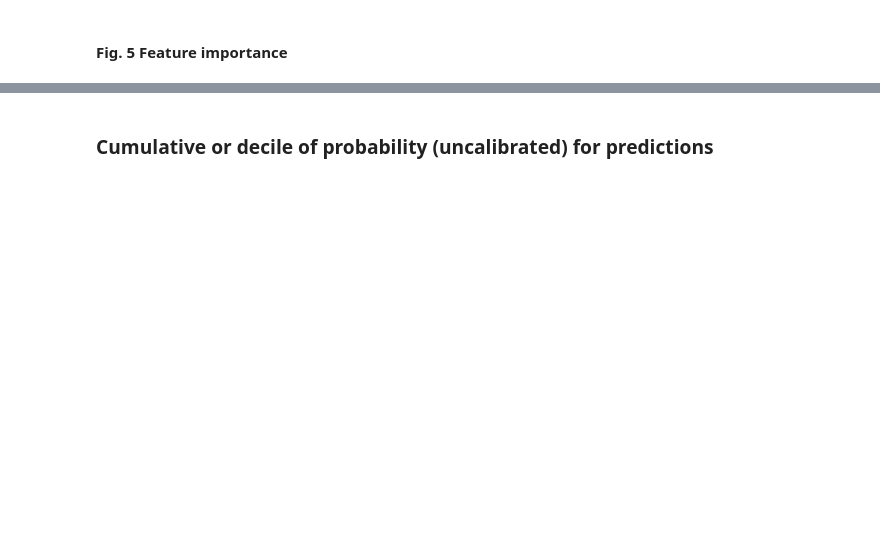
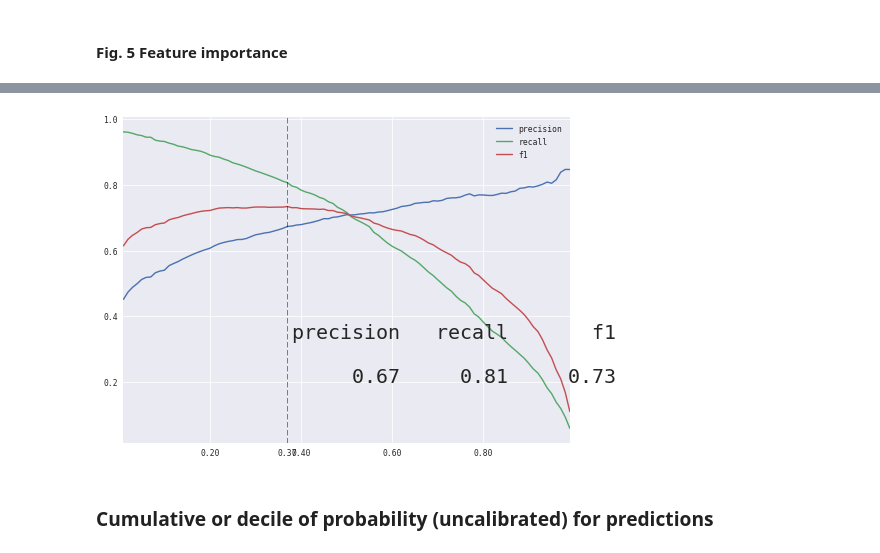
Before and after one commit to yuwei2341/PYSCRP, a Jupyter notebook: EDA.ipynb, the cells around one changed output, grey strips where cells are left out. Drawn from its saved outputs; the diff is of its cells as text; code cells hidden in the pictures; blank space fills up the shorter version.

```diff
--- a/EDA.ipynb
+++ b/EDA.ipynb
@@ -691,3 +696,7 @@ ml.plot_importance(importances, feature_names, ax)
+# %%
+metric_max = ml.choose_threshold(y_test, score)
+# %% [output]
+[figure, added]
 # %% [markdown]
 ### Cumulative or decile of probability (uncalibrated) for predictions
 # %%
```
Also changed, not shown: parts of 17 cells of this notebook, 1 other file.
